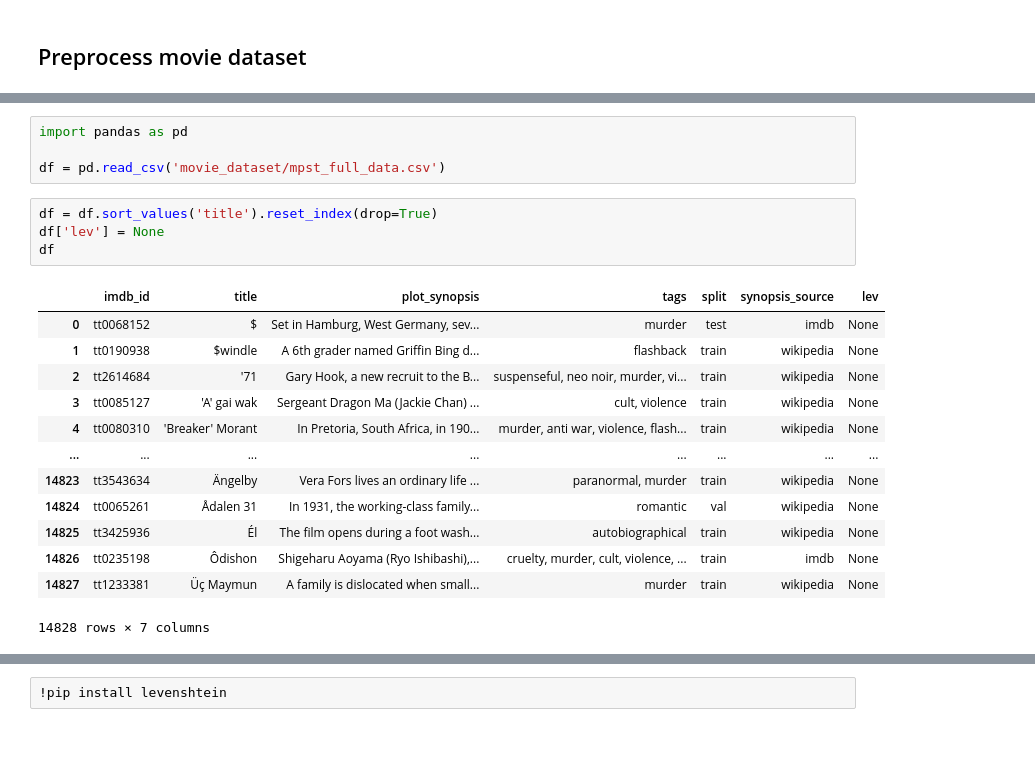
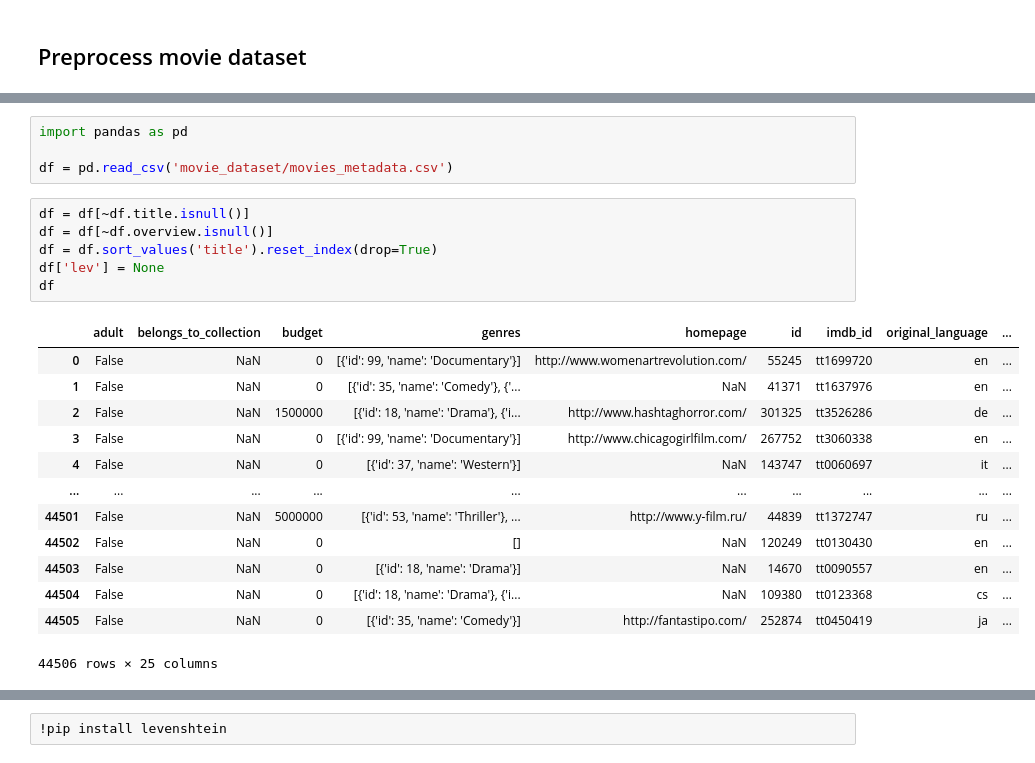
Before and after one commit to imkaywu/notebooks, a Jupyter notebook: movie_text_match.ipynb, the cells around one changed output, grey strips where cells are left out. Drawn from its saved outputs; the diff is of its cells as text.

```diff
--- a/movie_text_match.ipynb
+++ b/movie_text_match.ipynb
@@ -26,22 +33,24 @@ Archive:  mpst-movie-plot-synopses-with-tags.zip
 # %%
 import pandas as pd
 
-df = pd.read_csv('movie_dataset/mpst_full_data.csv')
+df = pd.read_csv('movie_dataset/movies_metadata.csv')
 # %%
+df = df[~df.title.isnull()]
+df = df[~df.overview.isnull()]
 df = df.sort_values('title').reset_index(drop=True)
 df['lev'] = None
 df
 # %% [output]
-|  | imdb_id | title | plot_synopsis | tags | split | synopsis_source | lev |
-| 0 | tt0068152 | $ | Set in Hamburg, West Germany, sev... | murder | test | imdb | None |
-| 1 | tt0190938 | $windle | A 6th grader named Griffin Bing d... | flashback | train | wikipedia | None |
-| 2 | tt2614684 | '71 | Gary Hook, a new recruit to the B... | suspenseful, neo noir, murder, vi... | train | wikipedia | None |
-| 3 | tt0085127 | 'A' gai wak | Sergeant Dragon Ma (Jackie Chan) ... | cult, violence | train | wikipedia | None |
-| 4 | tt0080310 | 'Breaker' Morant | In Pretoria, South Africa, in 190... | murder, anti war, violence, flash... | train | wikipedia | None |
-| ... | ... | ... | ... | ... | ... | ... | ... |
-| 14823 | tt3543634 | Ängelby | Vera Fors lives an ordinary life ... | paranormal, murder | train | wikipedia | None |
-| 14824 | tt0065261 | Ådalen 31 | In 1931, the working-class family... | romantic | val | wikipedia | None |
-| 14825 | tt3425936 | Él | The film opens during a foot wash... | autobiographical | train | wikipedia | None |
-| 14826 | tt0235198 | Ôdishon | Shigeharu Aoyama (Ryo Ishibashi),... | cruelty, murder, cult, violence, ... | train | imdb | None |
-| 14827 | tt1233381 | Üç Maymun | A family is dislocated when small... | murder | train | wikipedia | None |
+|  | adult | belongs_to_collection | budget | genres | homepage | id | imdb_id | original_language | ... |
+| 0 | False | NaN | 0 | [{'id': 99, 'name': 'Documentary'}] | http://www.womenartrevolution.com/ | 55245 | tt1699720 | en | ... |
+| 1 | False | NaN | 0 | [{'id': 35, 'name': 'Comedy'}, {'... | NaN | 41371 | tt1637976 | en | ... |
+| 2 | False | NaN | 1500000 | [{'id': 18, 'name': 'Drama'}, {'i... | http://www.hashtaghorror.com/ | 301325 | tt3526286 | de | ... |
+| 3 | False | NaN | 0 | [{'id': 99, 'name': 'Documentary'}] | http://www.chicagogirlfilm.com/ | 267752 | tt3060338 | en | ... |
+| 4 | False | NaN | 0 | [{'id': 37, 'name': 'Western'}] | NaN | 143747 | tt0060697 | it | ... |
+| ... | ... | ... | ... | ... | ... | ... | ... | ... | ... |
+| 44501 | False | NaN | 5000000 | [{'id': 53, 'name': 'Thriller'}, ... | http://www.y-film.ru/ | 44839 | tt1372747 | ru | ... |
+| 44502 | False | NaN | 0 | [] | NaN | 120249 | tt0130430 | en | ... |
+| 44503 | False | NaN | 0 | [{'id': 18, 'name': 'Drama'}] | NaN | 14670 | tt0090557 | en | ... |
+| 44504 | False | NaN | 0 | [{'id': 18, 'name': 'Drama'}, {'i... | NaN | 109380 | tt0123368 | cs | ... |
+| 44505 | False | NaN | 0 | [{'id': 35, 'name': 'Comedy'}] | http://fantastipo.com/ | 252874 | tt0450419 | ja | ... |
-14828 rows × 7 columns
+44506 rows × 25 columns
```
Also changed, not shown: parts of 23 cells of this notebook.
